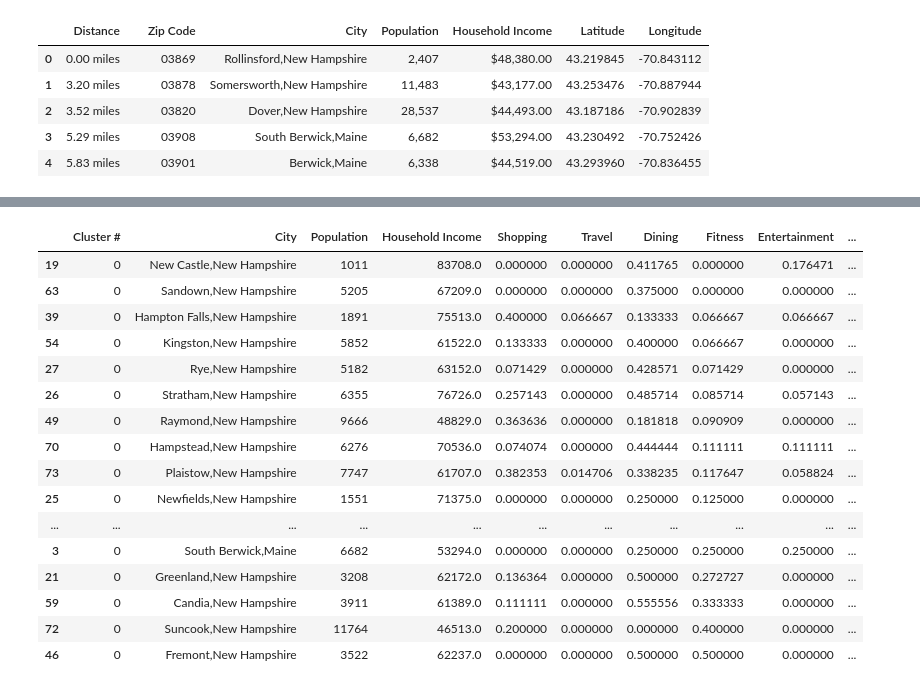
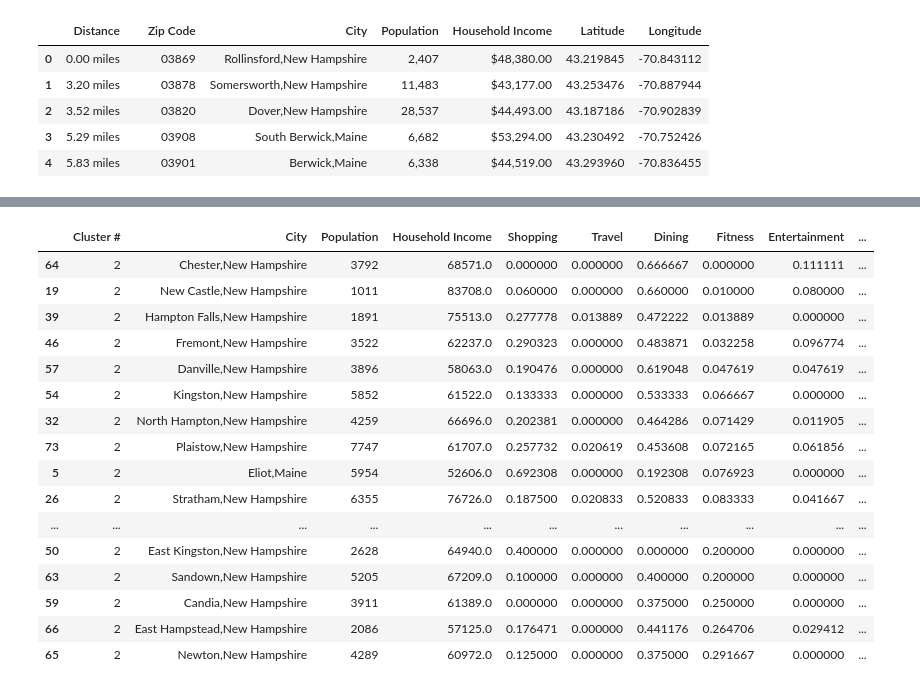
Before and after one commit to ZSwitaj/Coursera_Capstone, a Jupyter notebook: Capstone Project - Battle of Neighborhoods.ipynb, the cells around one changed output, grey strips where cells are left out. Cells and saved outputs as stored; diff of their text form; code cells hidden in the pictures.

```diff
--- a/Capstone Project - Battle of Neighborhoods.ipynb
+++ b/Capstone Project - Battle of Neighborhoods.ipynb
@@ -183,6 +204,6 @@ def getNearbyVenues(names, latitudes, longitudes, radius=500):
 nearby_venues = getNearbyVenues(names = df['City'],
                                 latitudes = df['Latitude'],
                                 longitudes = df['Longitude'],
-                                radius = 3000)
+                                radius = 5000)
 nearby_venues.shape
 # %% [output]
@@ -211,15 +236,15 @@ print(list(city_venues.columns))
 # %%
 shopping_cols = ['Accessories Store', 'Antique Shop', 'Arts & Crafts Store', 'Big Box Store', 'Bookstore', 'Boutique',
-                 'Carpet Store', 'Clothing Store', 'Comic Shop', 'Convenience Store', 'Cosmetics Shop', 'Department Store',
+                 'Clothing Store', 'Comic Shop', 'Convenience Store', 'Cosmetics Shop', 'Department Store',
                  'Electronics Store', 'Fabric Shop', 'Flea Market', 'Flower Shop', 'Furniture / Home Store', 'Garden Center',
-                 'Gas Station', 'Gift Shop', 'Gourmet Shop', 'Hardware Store', 'Hobby Shop', 'Jewelry Store', 'Kids Store',
+                 'Gas Station', 'Gift Shop', 'Gourmet Shop', 'Hardware Store', 'Hobby Shop', 'Kids Store',
                  'Liquor Store', 'Market', 'Mattress Store', "Men's Store", 'Discount Store', 'Mobile Phone Shop',
                  'Miscellaneous Shop', 'Motorcycle Shop', 'Music Store', 'Optical Shop', 'Other Repair Shop', 'Outlet Mall',
                  'Paper / Office Supplies Store', 'Pet Store', 'Shipping Store', 'Shoe Store', 'Shopping Mall', 'Shopping Plaza',
-                 'Smoke Shop', 'Supplement Shop', 'Thrift / Vintage Store', 'Toy / Game Store', 'Warehouse Store',
+                 'Smoke Shop', 'Supplement Shop', 'Thrift / Vintage Store', 'Warehouse Store',
                  "Women's Store", 'Video Game Store', 'Video Store']
 
-travel_cols = ['Airport', 'Airport Terminal', 'Rental Car Location', 'Toll Plaza', 'Tourist Information Center', 'Train Station']
+travel_cols = ['Airport', 'Airport Terminal', 'Rental Car Location', 'Toll Plaza', 'Train Station']
 
 dining_cols = ['American Restaurant', 'Asian Restaurant', 'Bagel Shop', 'Bakery', 'BBQ Joint', 'Bar', 'Bistro','Breakfast Spot',
                'Brewery', 'Burger Joint', 'Butcher', 'Cafeteria', 'Café','Candy Store','Caribbean Restaurant', 'Chinese Restaurant',
@@ -227,32 +252,31 @@ dining_cols = ['American Restaurant', 'Asian Restaurant', 'Bagel Shop', 'Bakery'
                'Falafel Restaurant', 'Fast Food Restaurant', 'Fish Market', 'Food', 'Food & Drink Shop', 'Food Court',
                'Food Truck', 'French Restaurant', 'Fried Chicken Joint', 'Frozen Yogurt Shop', 'Chocolate Shop', 'Farmers Market',
                'Gastropub', 'Greek Restaurant', 'Grocery Store', 'Hawaiian Restaurant', 'Indian Restaurant', 'Italian Restaurant',
-               'Japanese Restaurant', 'Juice Bar', 'Korean Restaurant', 'Mediterranean Restaurant', 'Mexican Restaurant',
+               'Japanese Restaurant', 'Juice Bar', 'Mediterranean Restaurant', 'Mexican Restaurant',
                'New American Restaurant', 'Pub', 'Restaurant', 'Hot Dog Joint', 'Ice Cream Shop', 'Pizza Place', 'Sandwich Place',
-               'Seafood Restaurant', 'Smoothie Shop', 'Snack Place', 'Soup Place', 'Steakhouse', 'Supermarket',
+               'Seafood Restaurant','Snack Place', 'Soup Place', 'Steakhouse', 'Supermarket',
                'Sushi Restaurant', 'Taco Place', 'Tea Room', 'Tex-Mex Restaurant', 'Thai Restaurant',
                'Vegetarian / Vegan Restaurant', 'Wine Shop', 'Wings Joint']
 
-fitness_cols = ['Athletics & Sports', 'Baseball Field', 'Basketball Court', 'Basketball Stadium', 'Board Shop', 'Golf Course',
-                'Gym', 'Gym / Fitness Center', 'Gymnastics Gym', 'Health & Beauty Service', 'Hockey Arena', 'Skating Rink',
-                'Soccer Field', 'Soccer Stadium', 'Sporting Goods Shop', 'Weight Loss Center']
+fitness_cols = ['Athletics & Sports', 'Baseball Field', 'Basketball Court', 'Board Shop', 'Golf Course',
+                'Gym', 'Gym / Fitness Center', 'Gymnastics Gym', 'Skating Rink',
+                'Soccer Field', 'Sporting Goods Shop', 'Weight Loss Center']
 
-entertainment_cols = ['Arcade', 'Art Gallery', 'Beer Garden', 'Beer Store',  'Bowling Alley',
-                      'Dog Run', 'College Library', 'Disc Golf', 'Dive Bar', 'Drive-in Theater', 'Event Space', 'Gay Bar',
+entertainment_cols = ['Arcade', 'Beer Store',  'Bowling Alley',
+                      'Dog Run', 'College Library', 'Disc Golf', 'Event Space', 'Gay Bar',
                       'Gun Range', 'Harbor / Marina', 'Historic Site', 'History Museum', 'Intersection', 'Lounge', 'Mini Golf',
-                      'Movie Theater', 'Museum', 'Music Venue', 'Performing Arts Venue', 'Photography Studio', 'Plaza',
-                      'Recording Studio', 'Salon / Barbershop', 'Sports Bar', 'Summer Camp', 'Theater', 'Wine Bar',
+                      'Movie Theater', 'Museum', 'Music Venue', 'Performing Arts Venue',
+                      'Salon / Barbershop', 'Sports Bar', 'Summer Camp', 'Theater', 'Wine Bar',
                       'Rock Club', 'Science Museum']
 
-outdoor_cols = ['Boat Launch', 'Boat or Ferry', 'Farm', 'Garden','Lake', 'Lighthouse', 'Mountain', 'Outdoor Sculpture', 'Park',
-                'Pier', 'Playground', 'Pool', 'River', 'Scenic Lookout', 'Sculpture Garden', 'State / Provincial Park',
+outdoor_cols = ['Boat Launch', 'Boat or Ferry', 'Farm', 'Garden','Lake', 'Lighthouse', 'Mountain', 'Park',
+                'Pier', 'Playground', 'River', 'Scenic Lookout', 'State / Provincial Park',
                 'Surf Spot', 'Trail', 'Vineyard', 'Nature Preserve']
 
 hospitality_cols = ['Bed & Breakfast', 'Campground', 'Hotel', 'Inn', 'Motel', 'RV Park', 'Resort']
 
-other_cols = ['Assisted Living', 'Automotive Shop', 'Bank', 'Beach', 'Border Crossing','Bus Station', 'Business Service',
-              'Construction & Landscaping', 'Home Service', 'Insurance Office', 'Laundromat', 'Lawyer', 'Massage Studio',
-              'Moving Target', 'Multiplex', 'Pharmacy', 'Post Office', 'Real Estate Office', 'Rest Area', 'Storage Facility',
-              'Veterinarian']
+other_cols = ['Automotive Shop', 'Bank', 'Beach', 'Border Crossing', 'Business Service',
+              'Construction & Landscaping', 'Home Service', 'Insurance Office', 'Massage Studio',
+              'Multiplex', 'Pharmacy', 'Post Office','Rest Area', 'Storage Facility']
 
 col_types = [shopping_cols, travel_cols, dining_cols, fitness_cols, entertainment_cols, outdoor_cols, hospitality_cols, other_cols]
@@ -291,5 +321,5 @@ df_info.head()
 # %%
-k_clusters = 5
+k_clusters = 4
 df_cluster = df_info.copy()
 df_cluster_scaled = df_cluster.drop('City', 1)
 df_cluster_scaled = pd.DataFrame(preprocessing.MinMaxScaler().fit_transform(df_cluster_scaled), columns = df_cluster.columns[1:])
@@ -353,21 +399,21 @@ df_cluster.groupby(['Cluster #']).mean()
 # %%
-df_cluster0 = df_cluster[df_cluster['Cluster #'] == 0]
-df_cluster0.sort_values(by='Fitness')
+df_cluster0 = df_cluster[df_cluster['Cluster #'] == 2]
+df_cluster0.sort_values(by='Fitness', ascending = True)
 # %% [output]
 |  | Cluster # | City | Population | Household Income | Shopping | Travel | Dining | Fitness | Entertainment | ... |
-| 19 | 0 | New Castle,New Hampshire | 1011 | 83708.0 | 0.000000 | 0.000000 | 0.411765 | 0.000000 | 0.176471 | ... |
-| 63 | 0 | Sandown,New Hampshire | 5205 | 67209.0 | 0.000000 | 0.000000 | 0.375000 | 0.000000 | 0.000000 | ... |
-| 39 | 0 | Hampton Falls,New Hampshire | 1891 | 75513.0 | 0.400000 | 0.066667 | 0.133333 | 0.066667 | 0.066667 | ... |
-| 54 | 0 | Kingston,New Hampshire | 5852 | 61522.0 | 0.133333 | 0.000000 | 0.400000 | 0.066667 | 0.000000 | ... |
-| 27 | 0 | Rye,New Hampshire | 5182 | 63152.0 | 0.071429 | 0.000000 | 0.428571 | 0.071429 | 0.000000 | ... |
-| 26 | 0 | Stratham,New Hampshire | 6355 | 76726.0 | 0.257143 | 0.000000 | 0.485714 | 0.085714 | 0.057143 | ... |
-| 49 | 0 | Raymond,New Hampshire | 9666 | 48829.0 | 0.363636 | 0.000000 | 0.181818 | 0.090909 | 0.000000 | ... |
-| 70 | 0 | Hampstead,New Hampshire | 6276 | 70536.0 | 0.074074 | 0.000000 | 0.444444 | 0.111111 | 0.111111 | ... |
-| 73 | 0 | Plaistow,New Hampshire | 7747 | 61707.0 | 0.382353 | 0.014706 | 0.338235 | 0.117647 | 0.058824 | ... |
-| 25 | 0 | Newfields,New Hampshire | 1551 | 71375.0 | 0.000000 | 0.000000 | 0.250000 | 0.125000 | 0.000000 | ... |
+| 64 | 2 | Chester,New Hampshire | 3792 | 68571.0 | 0.000000 | 0.000000 | 0.666667 | 0.000000 | 0.111111 | ... |
+| 19 | 2 | New Castle,New Hampshire | 1011 | 83708.0 | 0.060000 | 0.000000 | 0.660000 | 0.010000 | 0.080000 | ... |
+| 39 | 2 | Hampton Falls,New Hampshire | 1891 | 75513.0 | 0.277778 | 0.013889 | 0.472222 | 0.013889 | 0.000000 | ... |
+| 46 | 2 | Fremont,New Hampshire | 3522 | 62237.0 | 0.290323 | 0.000000 | 0.483871 | 0.032258 | 0.096774 | ... |
+| 57 | 2 | Danville,New Hampshire | 3896 | 58063.0 | 0.190476 | 0.000000 | 0.619048 | 0.047619 | 0.047619 | ... |
+| 54 | 2 | Kingston,New Hampshire | 5852 | 61522.0 | 0.133333 | 0.000000 | 0.533333 | 0.066667 | 0.000000 | ... |
+| 32 | 2 | North Hampton,New Hampshire | 4259 | 66696.0 | 0.202381 | 0.000000 | 0.464286 | 0.071429 | 0.011905 | ... |
+| 73 | 2 | Plaistow,New Hampshire | 7747 | 61707.0 | 0.257732 | 0.020619 | 0.453608 | 0.072165 | 0.061856 | ... |
+| 5 | 2 | Eliot,Maine | 5954 | 52606.0 | 0.692308 | 0.000000 | 0.192308 | 0.076923 | 0.000000 | ... |
+| 26 | 2 | Stratham,New Hampshire | 6355 | 76726.0 | 0.187500 | 0.020833 | 0.520833 | 0.083333 | 0.041667 | ... |
 | ... | ... | ... | ... | ... | ... | ... | ... | ... | ... | ... |
-| 3 | 0 | South Berwick,Maine | 6682 | 53294.0 | 0.000000 | 0.000000 | 0.250000 | 0.250000 | 0.250000 | ... |
-| 21 | 0 | Greenland,New Hampshire | 3208 | 62172.0 | 0.136364 | 0.000000 | 0.500000 | 0.272727 | 0.000000 | ... |
-| 59 | 0 | Candia,New Hampshire | 3911 | 61389.0 | 0.111111 | 0.000000 | 0.555556 | 0.333333 | 0.000000 | ... |
-| 72 | 0 | Suncook,New Hampshire | 11764 | 46513.0 | 0.200000 | 0.000000 | 0.000000 | 0.400000 | 0.000000 | ... |
-| 46 | 0 | Fremont,New Hampshire | 3522 | 62237.0 | 0.000000 | 0.000000 | 0.500000 | 0.500000 | 0.000000 | ... |
+| 50 | 2 | East Kingston,New Hampshire | 2628 | 64940.0 | 0.400000 | 0.000000 | 0.000000 | 0.200000 | 0.000000 | ... |
+| 63 | 2 | Sandown,New Hampshire | 5205 | 67209.0 | 0.100000 | 0.000000 | 0.400000 | 0.200000 | 0.000000 | ... |
+| 59 | 2 | Candia,New Hampshire | 3911 | 61389.0 | 0.000000 | 0.000000 | 0.375000 | 0.250000 | 0.000000 | ... |
+| 66 | 2 | East Hampstead,New Hampshire | 2086 | 57125.0 | 0.176471 | 0.000000 | 0.441176 | 0.264706 | 0.029412 | ... |
+| 65 | 2 | Newton,New Hampshire | 4289 | 60972.0 | 0.125000 | 0.000000 | 0.375000 | 0.291667 | 0.000000 | ... |
```
Also changed, not shown: parts of 33 cells of this notebook.
